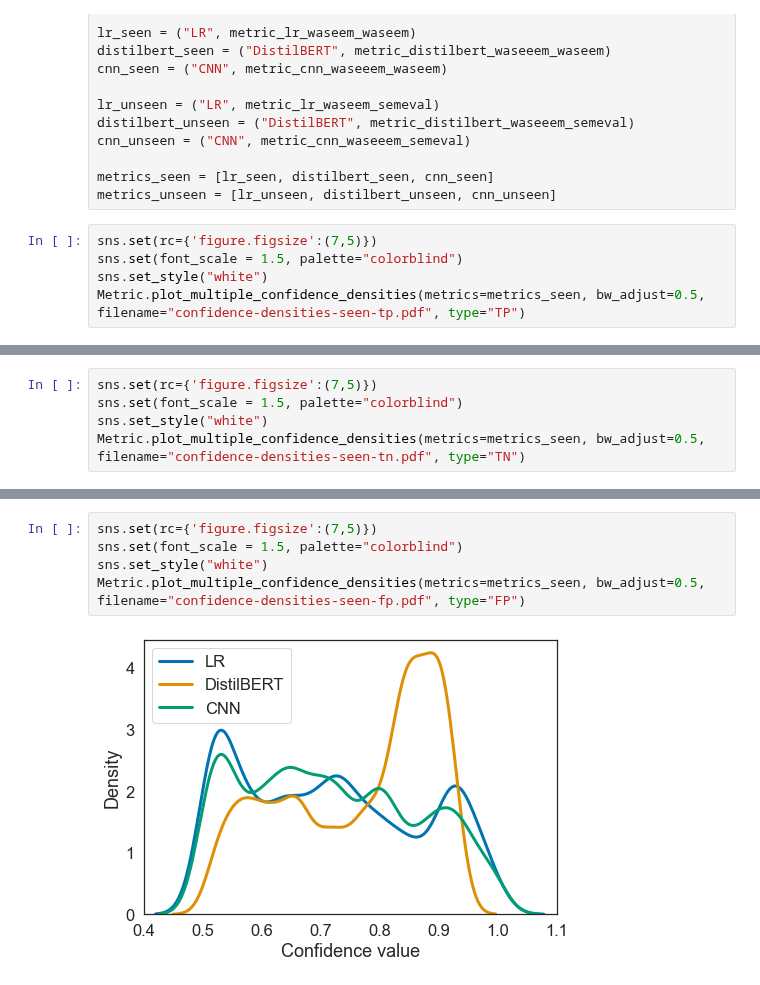
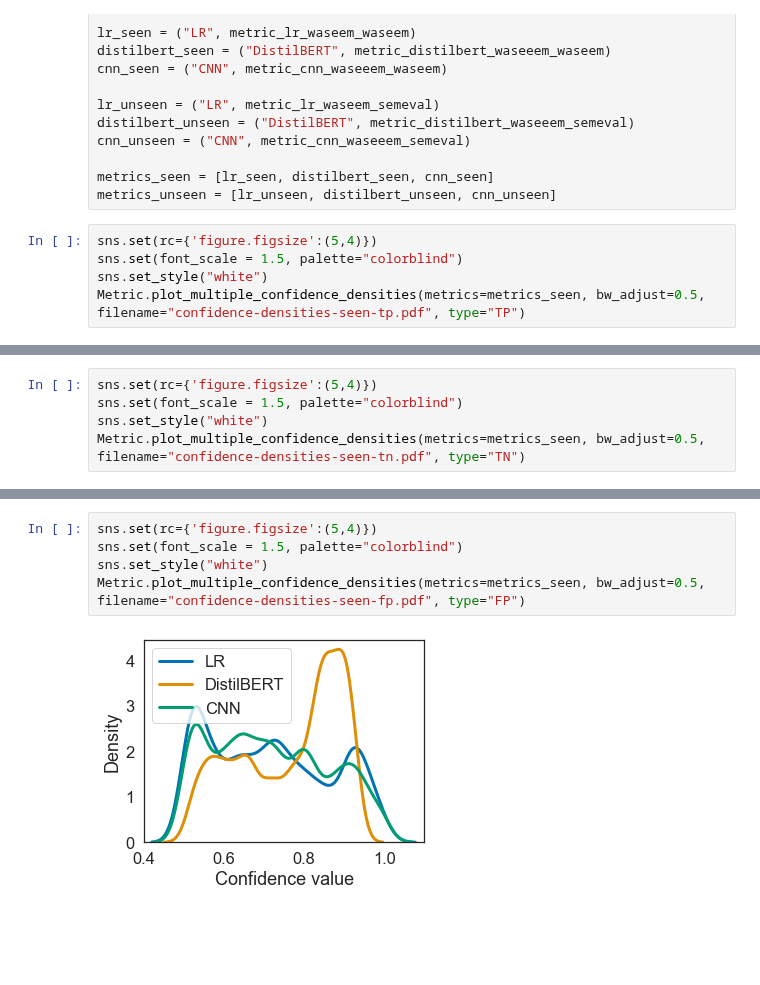
Before and after one commit to delftcrowd/smart_rejector_for_hate_speech, a Jupyter notebook: code/rejector/PDF plots.ipynb, the cells around one changed output, grey strips where cells are left out. Cells and saved outputs as stored; diff of their text form; blank space fills up the shorter version.

```diff
--- a/code/rejector/PDF plots.ipynb
+++ b/code/rejector/PDF plots.ipynb
@@ -39,7 +39,7 @@ cnn_unseen = ("CNN", metric_cnn_waseeem_semeval)
 metrics_seen = [lr_seen, distilbert_seen, cnn_seen]
 metrics_unseen = [lr_unseen, distilbert_unseen, cnn_unseen]
 # %%
-sns.set(rc={'figure.figsize':(7,5)})
+sns.set(rc={'figure.figsize':(5,4)})
 sns.set(font_scale = 1.5, palette="colorblind")
 sns.set_style("white")
 Metric.plot_multiple_confidence_densities(metrics=metrics_seen, bw_adjust=0.5, filename="confidence-densities-seen-tp.pdf", type="TP")
@@ -48,5 +48,5 @@ Metric.plot_multiple_confidence_densities(metrics=metrics_seen, bw_adjust=0.5, f
 # %%
-sns.set(rc={'figure.figsize':(7,5)})
+sns.set(rc={'figure.figsize':(5,4)})
 sns.set(font_scale = 1.5, palette="colorblind")
 sns.set_style("white")
 Metric.plot_multiple_confidence_densities(metrics=metrics_seen, bw_adjust=0.5, filename="confidence-densities-seen-tn.pdf", type="TN")
@@ -55,8 +55,8 @@ Metric.plot_multiple_confidence_densities(metrics=metrics_seen, bw_adjust=0.5, f
 # %%
-sns.set(rc={'figure.figsize':(7,5)})
+sns.set(rc={'figure.figsize':(5,4)})
 sns.set(font_scale = 1.5, palette="colorblind")
 sns.set_style("white")
 Metric.plot_multiple_confidence_densities(metrics=metrics_seen, bw_adjust=0.5, filename="confidence-densities-seen-fp.pdf", type="FP")
 # %% [output]
-[figure, old version]
+[figure, new version]
 # %%
```
Also changed, not shown: parts of 7 cells of this notebook, 11 other files.
